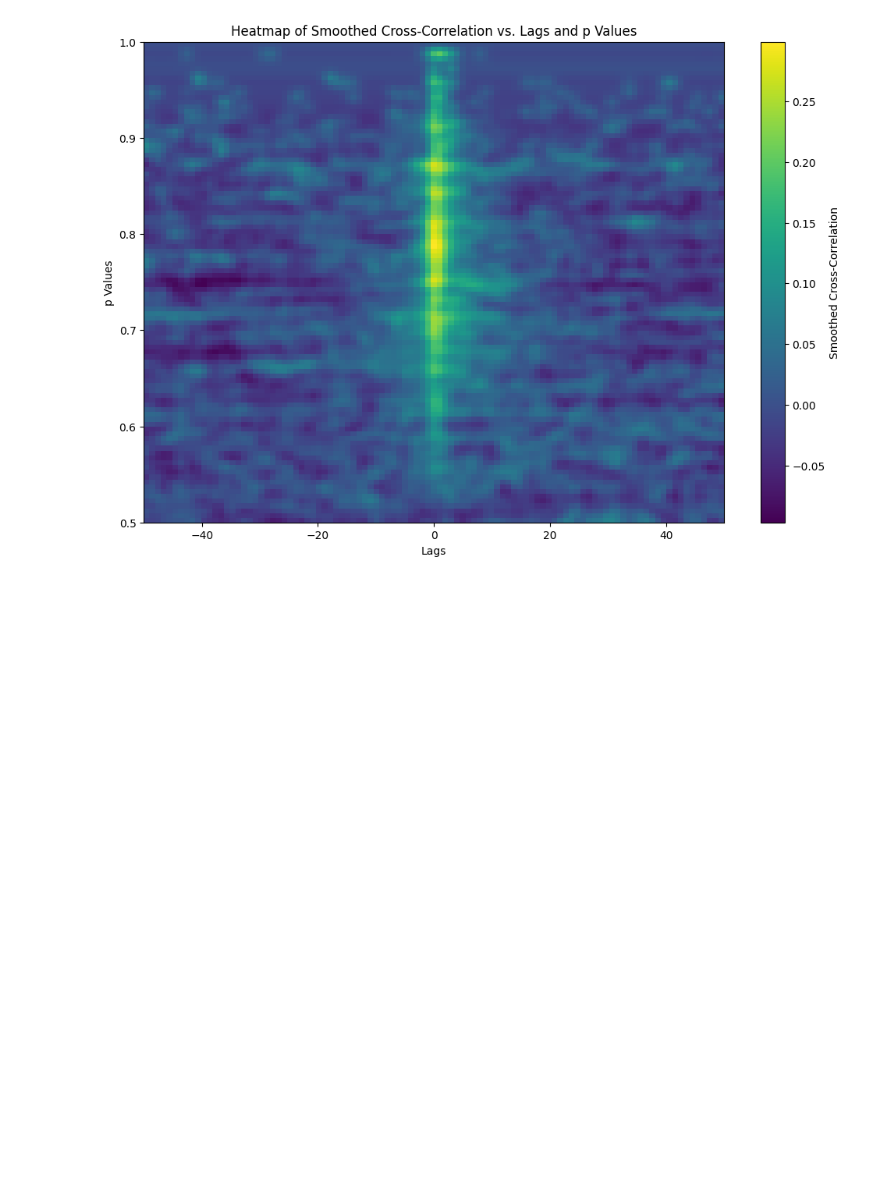
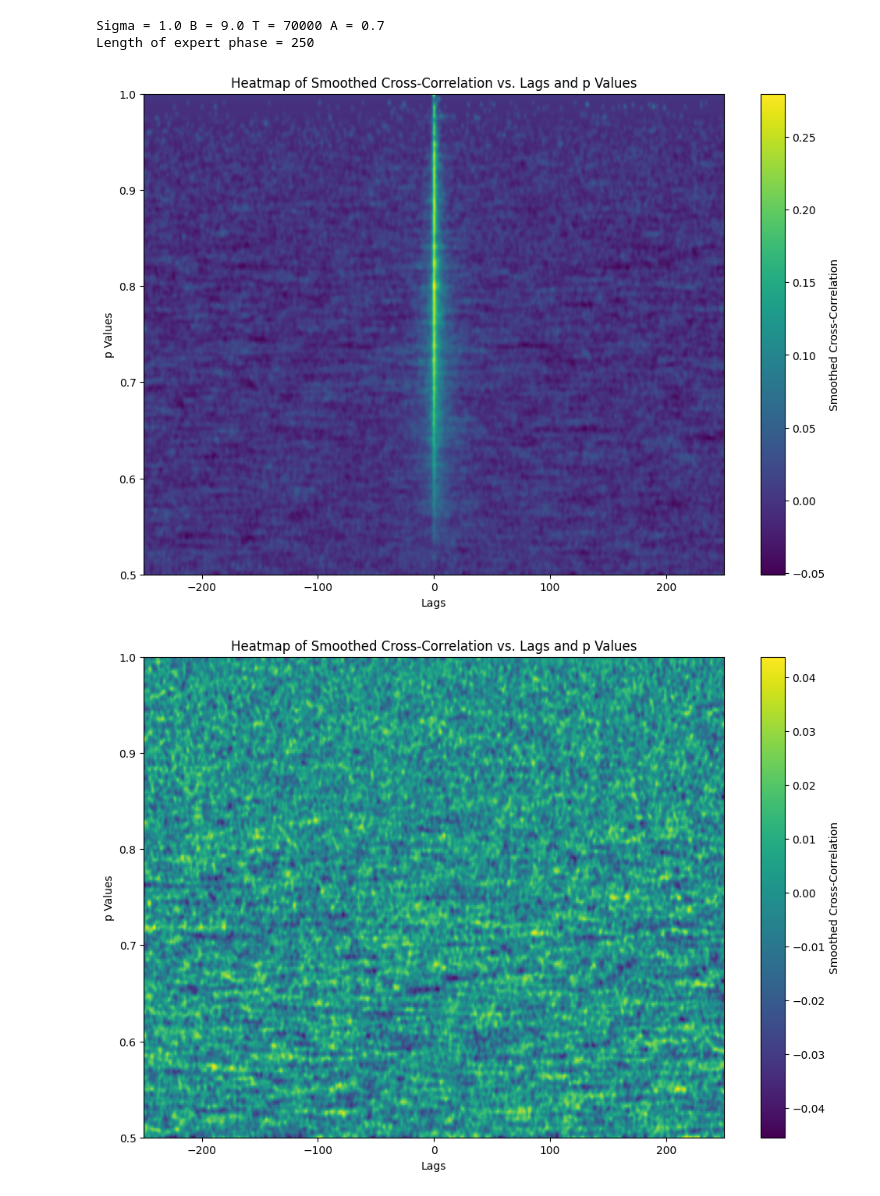
Before and after one commit to sabdi077/Max._Likelihood_-_Transient_Q_ij, a Jupyter notebook: SR:A_AR:S_R:AS_ANALYSIS.ipynb, the cells around one changed output. Saved outputs shown, nothing was run; the diff lists cells and outputs as text; code cells hidden in the pictures; blank space fills up the shorter version.

```diff
--- a/SR:A_AR:S_R:AS_ANALYSIS.ipynb
+++ b/SR:A_AR:S_R:AS_ANALYSIS.ipynb
@@ -13,16 +13,16 @@ links_16p_var = df['link_16p_var'].iloc[:mouse_per_mouse_type].dropna().tolist()
 links_WT_rev = df['link_WT_rev'].iloc[:mouse_per_mouse_type].dropna().tolist()
 links_WT_var = df['link_WT_var'].iloc[:mouse_per_mouse_type].dropna().tolist()
 
-def find_expert_segments(expert_series, choice):
+def find_expert_segments(expert_series, rew_prob, choice):
     expert_segments = []
     in_segment = False
     segment_start = None
 
-    for i, value in enumerate(expert_series):
-        if value and not in_segment:
+    for i in range(len(expert_series)):
+        if (expert_series[i] and rew_prob[i]==0.9) and not in_segment:
             in_segment = True
             segment_start = i
-        elif not value and in_segment:
+        elif not (expert_series[i] and rew_prob[i]==0.9) and in_segment:
             in_segment = False
             expert_segments.append([segment_start, i - 1])
             segment_start = None
@@ -40,7 +40,8 @@ def max_lag_per_mouseType(links, choice):
     for link in links:
         df = pd.read_csv('/Users/saadabdisalam/Documents/MouseData_and_Analysis2024-2025/' + link)
         expert_series = df['expert'].reset_index(drop=True)
-        expert_segments = find_expert_segments(expert_series, choice)
+        rew_prob = df['rew_prob'].reset_index(drop=True)
+        expert_segments = find_expert_segments(expert_series, rew_prob, choice)
         dic[link] = expert_segments
     return dic
 
@@ -762,6 +778,7 @@ def cross_correlation_manual(x, y, lag_var, mx_lag):
         # Ensure segment_x and segment_y are the same length for this lag
         min_len = len(segment_x)  # This is len(x) - abs(lag)
         segment_y = segment_y[:min_len]
+        segment_x = segment_x[:min_len]
 
         std_x = np.std(segment_x)
         std_y = np.std(segment_y)
@@ -840,8 +857,8 @@ def R_mapping(states, actions, rewards, expert_series):
         X.append(X_i)
     return X
 
-def avg_correlate(states, actions, rewards, expert_series):
-    max_lag = int(0.2 * 250)
+def avg_correlate_R_SA(states, actions, rewards, expert_series, expert_length):
+    max_lag = int(0.2 * expert_length)
     R_seq = R_mapping(states, actions, rewards, expert_series)
     SA_seq = SA_mapping(states, actions, rewards, expert_series)
 
@@ -849,51 +866,82 @@ def avg_correlate(states, actions, rewards, expert_series):
     lags = list(range(-max_lag, max_lag + 1))
     return cross_corr, lags
 
+def avg_correlate_R_A(states, actions, rewards, expert_series, expert_length):
+    max_lag = int(0.2 * expert_length)
+    R_seq = R_mapping(states, actions, rewards, expert_series)
+    A_seq = A_mapping(states, actions, rewards, expert_series)
+
+    cross_corr = cross_correlation_manual(R_seq, A_seq, A_seq, max_lag)
+    lags = list(range(-max_lag, max_lag + 1))
+    return cross_corr, lags
+
 def gaussian_smoothing_3d(data, sigma):
     # Apply Gaussian filter to each 2D slice separately
     return gaussian_filter(data, sigma=sigma)
 
-def compute_heatmap_data(T, A, B, ps, sigma):
-    heatmap_data = []
+def compute_heatmap_data(T, A, B, ps, sigma, expert_length):
+    heatmap_data_R_SA = []
+    heatmap_data_R_A = []
     lags = None
 
     for p in ps:
-        sim = Simulation(T, p)
+        sim = Simulation(T, p, expert_length)
         states, actions, rewards, _, _, expert_series = sim.Generate_SAR(A, B)
-        y_mouse_rev, x_mouse_rev = avg_correlate(states, actions, rewards, expert_series)
+        y_mouse_rev_R_SA, x_mouse_rev = avg_correlate_R_SA(states, actions, rewards, expert_series, expert_length)
+        y_mouse_rev_R_A, x_mouse_rev = avg_correlate_R_A(states, actions, rewards, expert_series, expert_length)
 
-        y_mouse_rev_smoothed = np.array(y_mouse_rev)  # Convert to numpy array for filtering
+        y_mouse_rev_smoothed_R_SA = np.array(y_mouse_rev_R_SA)  # Convert to numpy array for filtering
+        y_mouse_rev_smoothed_R_A = np.array(y_mouse_rev_R_A)
 
         if lags is None:
             lags = x_mouse_rev  # Assuming lags are the same for all ps
 
-        heatmap_data.append(y_mouse_rev_smoothed)
+        heatmap_data_R_SA.append(y_mouse_rev_smoothed_R_SA)
+        heatmap_data_R_A.append(y_mouse_rev_smoothed_R_A)
 
     # Convert heatmap_data to a numpy array with dimensions (ps, lags)
-    heatmap_data = np.array(heatmap_data)
+    heatmap_data_R_SA = np.array(heatmap_data_R_SA)
+    heatmap_data_R_A = np.array(heatmap_data_R_A)
 
     # Apply 3D Gaussian filter
-    smoothed_heatmap_data = gaussian_smoothing_3d(heatmap_data, sigma)
+    smoothed_heatmap_data_R_SA = gaussian_smoothing_3d(heatmap_data_R_SA, sigma)
+    smoothed_heatmap_data_R_A = gaussian_smoothing_3d(heatmap_data_R_A, sigma)
 
-    return smoothed_heatmap_data, lags
+    return smoothed_heatmap_data_R_SA, smoothed_heatmap_data_R_A, lags
 
 # Parameters
-ps = np.linspace(0.5, 1, 100)
+
+# Parameters
 sigma = float(input('What sigma value for Gaussian smoothing would you like? '))
 T = int(input('What number of trials would you like? '))
 A = float(input('What learning rate would you like? '))
 B = float(input('What beta would you like? '))
+N= int(input('How many elements would you like?'))
+ps = np.linspace(0.5, 1, N)
 
 # Compute heatmap data
-smoothed_heatmap_data, lags = compute_heatmap_data(T, A, B, ps, sigma)
+smoothed_heatmap_data_R_SA, smoothed_heatmap_data_R_A, lags = compute_heatmap_data(T, A, B, ps, sigma, expert_length=N/0.2)
+print(f"Sigma = {sigma}", f"B = {B}", f"T = {T}", f"A = {A}")
+print(f'Length of expert phase = {N}')
 
 # Create heatmap
 plt.figure(figsize=(12, 8))
-plt.imshow(smoothed_heatmap_data, aspect='auto', cmap='viridis', extent=[lags[0], lags[-1], ps[0], ps[-1]], origin='lower')
+plt.imshow(smoothed_heatmap_data_R_SA, aspect='auto', cmap='viridis', extent=[lags[0], lags[-1], ps[0], ps[-1]], origin='lower')
 plt.colorbar(label='Smoothed Cross-Correlation')
 plt.xlabel('Lags')
 plt.ylabel('p Values')
 plt.title('Heatmap of Smoothed Cross-Correlation vs. Lags and p Values')
 plt.show()
+
+plt.figure(figsize=(12, 8))
+plt.imshow(smoothed_heatmap_data_R_A, aspect='auto', cmap='viridis', extent=[lags[0], lags[-1], ps[0], ps[-1]], origin='lower')
+plt.colorbar(label='Smoothed Cross-Correlation')
+plt.xlabel('Lags')
+plt.ylabel('p Values')
+plt.title('Heatmap of Smoothed Cross-Correlation vs. Lags and p Values')
+plt.show()
 # %% [output]
+Sigma = 1.0 B = 9.0 T = 70000 A = 0.7
+Length of expert phase = 250
-[figure, old version]
+[figure, new version]
+[figure, added]
```
Also changed, not shown: parts of 5 cells of this notebook.
